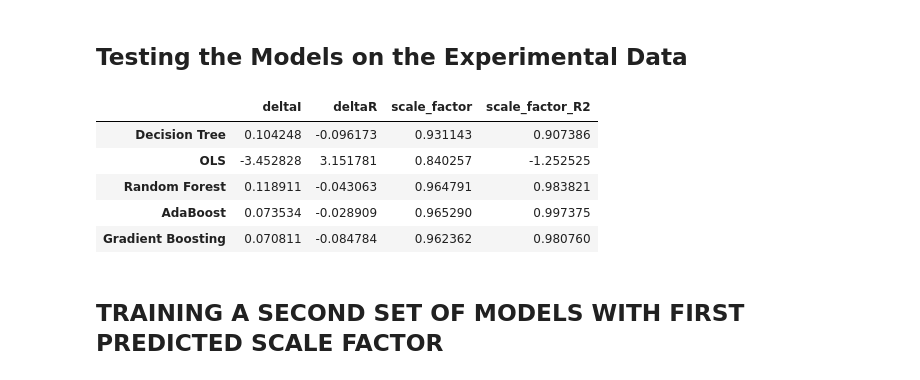
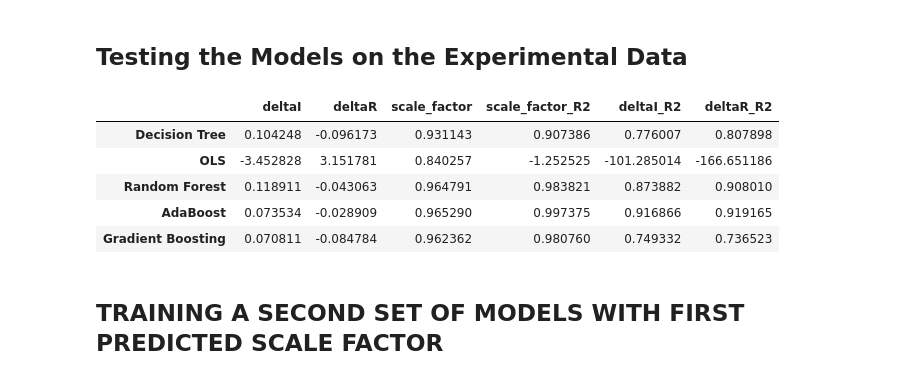
Before and after one commit to Lcollins91/DS_ResearchProject_ND, a Jupyter notebook: Hexagon_Spec_Models_v3_scaleFactor.ipynb, the cells around one changed output. Cells and saved outputs as stored; diff of their text form; code cells hidden in the pictures.

```diff
--- a/Hexagon_Spec_Models_v3_scaleFactor.ipynb
+++ b/Hexagon_Spec_Models_v3_scaleFactor.ipynb
@@ -385,39 +389,55 @@ Scale Factor Gradient Boost Score: 0.9807601161854503
 # Load the experimental data
 exp_data = pd.read_csv('Training_Data/Hexagon/HexagonExperimentalData060618_v3.csv', header = None, names = energy_names)
 
 pred_phase_OLS_R = results_OLS_R.predict(exp_data)
 pred_phase_OLS_I = results_OLS_I.predict(exp_data)
 pred_scale_factor_OLS = results_OLS_sf.predict(exp_data)
 
 pred_phase_DT = regr_DT.predict(exp_data)
 
 pred_phase_RF = regr_RF.predict(exp_data)
 
 pred_phase_AB_R = model_AB_R.predict(exp_data)
 pred_phase_AB_I = model_AB.predict(exp_data)
 pred_sf_AB = model_AB_sf.predict(exp_data)
 
 pred_phase_GB_I = model_GB.predict(exp_data)
 pred_phase_GB_R = model_GB_R.predict(exp_data)
 pred_sf_GB = model_GB_sf.predict(exp_data)
 
 predictedPhases = pd.DataFrame(pred_phase_DT, columns = ['deltaI', 'deltaR', 'scale_factor'], index = ['Decision Tree'])
 
 predictedPhases.loc['OLS'] = (pred_phase_OLS_I[0], pred_phase_OLS_R[0], pred_scale_factor_OLS[0])
 predictedPhases.loc['Random Forest'] = pred_phase_RF[0]
 predictedPhases.loc['AdaBoost'] = (pred_phase_AB_I[0], pred_phase_AB_R[0], pred_sf_AB[0])
 predictedPhases.loc['Gradient Boosting'] = (pred_phase_GB_I[0], pred_phase_GB_R[0], pred_sf_GB[0])
 
 predictedPhases['scale_factor_R2'] = (DT_R2_sf, OLS_R2_sf, RF_R2_sf, ABRF_R2_sf, GBRF_R2_sf)
 
+# r2 for phases
+## phase r squared scores
+OLS_iScore = r2_score(Y_test['deltaI'], predictions_OLS_I)
+OLS_rScore = r2_score(Y_test['deltaR'], predictions_OLS_R)
+DT_iScore = r2_score(Y_test['deltaI'], y_pred_DT[:,0])
+DT_rScore = r2_score(Y_test['deltaR'], y_pred_DT[:,1])
+RF_iScore = r2_score(Y_test['deltaI'], predict_RF[:,0])
+RF_rScore = r2_score(Y_test['deltaR'], predict_RF[:,1])
+AB_iScore = model_AB.score(X_test, Y_test['deltaI'])
+AB_rScore = model_AB_R.score(X_test, Y_test['deltaR'])
+GB_iScore = model_GB.score(X_test, Y_test['deltaI'])
+GB_rScore = model_GB_R.score(X_test, Y_test['deltaR'])
+
+predictedPhases['deltaI_R2'] = (DT_iScore, OLS_iScore, RF_iScore, AB_iScore, GB_iScore)
+predictedPhases['deltaR_R2'] = (DT_rScore, OLS_rScore, RF_rScore, AB_rScore, GB_rScore)
+
 predictedPhases
 # %% [output]
-|  | deltaI | deltaR | scale_factor | scale_factor_R2 |
-| Decision Tree | 0.104248 | -0.096173 | 0.931143 | 0.907386 |
-| OLS | -3.452828 | 3.151781 | 0.840257 | -1.252525 |
-| Random Forest | 0.118911 | -0.043063 | 0.964791 | 0.983821 |
-| AdaBoost | 0.073534 | -0.028909 | 0.965290 | 0.997375 |
-| Gradient Boosting | 0.070811 | -0.084784 | 0.962362 | 0.980760 |
+|  | deltaI | deltaR | scale_factor | scale_factor_R2 | deltaI_R2 | deltaR_R2 |
+| Decision Tree | 0.104248 | -0.096173 | 0.931143 | 0.907386 | 0.776007 | 0.807898 |
+| OLS | -3.452828 | 3.151781 | 0.840257 | -1.252525 | -101.285014 | -166.651186 |
+| Random Forest | 0.118911 | -0.043063 | 0.964791 | 0.983821 | 0.873882 | 0.908010 |
+| AdaBoost | 0.073534 | -0.028909 | 0.965290 | 0.997375 | 0.916866 | 0.919165 |
+| Gradient Boosting | 0.070811 | -0.084784 | 0.962362 | 0.980760 | 0.749332 | 0.736523 |
 # %% [markdown]
 ## TRAINING A SECOND SET OF MODELS WITH FIRST PREDICTED SCALE FACTOR
 # %% [markdown]
```
Also changed, not shown: parts of 8 cells of this notebook, 3 other files.
